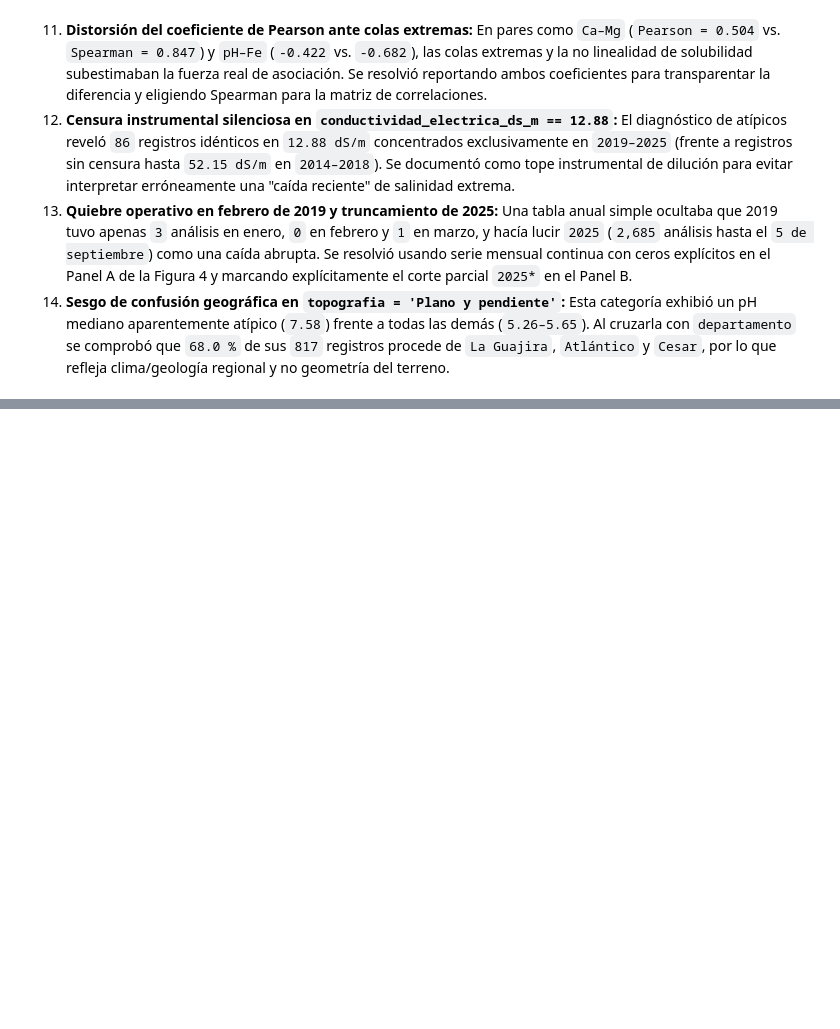
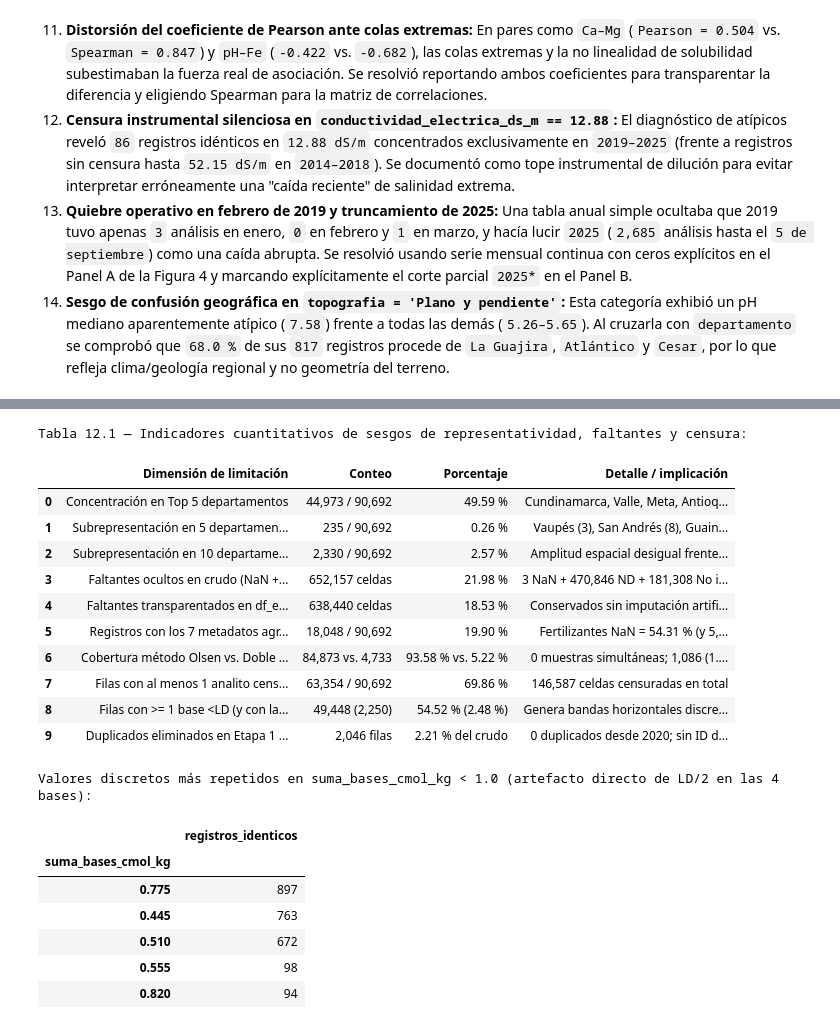
Before and after one commit to diperezmo/Parcial.-An-lisis-exploratorio-de-datos-con-Python, a Jupyter notebook: eda_suelos_agrosavia.ipynb, the cells around one changed output, grey strips where cells are left out. Saved outputs shown, nothing was run; the diff lists cells and outputs as text; code cells hidden in the pictures; blank space fills up the shorter version.

```diff
--- a/eda_suelos_agrosavia.ipynb
+++ b/eda_suelos_agrosavia.ipynb
@@ -2295,0 +2516,61 @@ En la gráfica lineal sin transparencia (izquierda), los valores atípicos hasta
+# %%
+# 12. Auditoría cuantitativa de limitaciones: concentración geográfica, faltantes y efecto LD/2
+
+dep_counts = df_eda['departamento'].value_counts()
+top5_n = int(dep_counts.head(5).sum())
+bot5_n = int(dep_counts.tail(5).sum())
+bot10_n = int(dep_counts.tail(10).sum())
+
+meta_cols = ['cultivo', 'estado_cultivo', 'tiempo_establecimiento', 'topografia', 'drenaje', 'riego', 'fertilizantes_aplicados']
+n_meta_full = int(df_eda[meta_cols].notna().all(axis=1).sum())
+
+# Desglose exacto de faltantes en crudo vs. limpio
+n_nan_raw = int(df_raw.isna().sum().sum())
+n_nd_raw = sum(int(df_raw[c].dropna().astype(str).str.strip().str.upper().eq('ND').sum()) for c in df_raw.columns)
+n_noind_raw = sum(int(df_raw[c].dropna().astype(str).str.strip().str.lower().eq('no indica').sum()) for c in df_raw.columns)
+
+# Artefactos de sustitución LD/2 en bases intercambiables
+df_dedup_raw = df_raw.drop_duplicates(subset=[c for c in df_raw.columns if c != 'Secuencial'], keep='first')
+base_raw_cols = ['Calcio intercambiable', 'Magnesio intercambiable', 'Potasio intercambiable', 'Sodio intercambiable']
+n_base_lt = pd.DataFrame({c: df_dedup_raw[c].astype(str).str.strip().str.startswith('<') for c in base_raw_cols}).sum(axis=1)
+
+tabla_12_1 = pd.DataFrame([
+    ('Concentración en Top 5 departamentos', f'{top5_n:,} / {len(df_eda):,}', f'{top5_n / len(df_eda) * 100:.2f} %', 'Cundinamarca, Valle, Meta, Antioquia, Nariño'),
+    ('Subrepresentación en 5 departamentos menos muestreados', f'{bot5_n:,} / {len(df_eda):,}', f'{bot5_n / len(df_eda) * 100:.2f} %', 'Vaupés (3), San Andrés (8), Guainía (24), Amazonas (64), Chocó (136)'),
+    ('Subrepresentación en 10 departamentos menos muestreados', f'{bot10_n:,} / {len(df_eda):,}', f'{bot10_n / len(df_eda) * 100:.2f} %', 'Amplitud espacial desigual frente al área real del país'),
+    ('Faltantes ocultos en crudo (NaN + ND + No indica)', f'{n_nan_raw + n_nd_raw + n_noind_raw:,} celdas', f'{(n_nan_raw + n_nd_raw + n_noind_raw) / df_raw.size * 100:.2f} %', f'3 NaN + {n_nd_raw:,} ND + {n_noind_raw:,} No indica'),
+    ('Faltantes transparentados en df_eda (NaN)', f'{int(df_eda.isna().sum().sum()):,} celdas', f'{df_eda.isna().sum().sum() / df_eda.size * 100:.2f} %', 'Conservados sin imputación artificial por protocolo'),
+    ('Registros con los 7 metadatos agronómicos completos', f'{n_meta_full:,} / {len(df_eda):,}', f'{n_meta_full / len(df_eda) * 100:.2f} %', 'Fertilizantes NaN = 54.31 % (y 5,524 textos libres)'),
+    ('Cobertura método Olsen vs. Doble ácido', '84,873 vs. 4,733', '93.58 % vs. 5.22 %', '0 muestras simultáneas; 1,086 (1.20 %) sin determinar'),
+    ('Filas con al menos 1 analito censurado (<LD o >UL)', f'{int((df_eda["n_analitos_censurados"] >= 1).sum()):,} / {len(df_eda):,}', f'{(df_eda["n_analitos_censurados"] >= 1).mean() * 100:.2f} %', f'{int(df_eda["n_analitos_censurados"].sum()):,} celdas censuradas en total'),
+    ('Filas con >= 1 base <LD (y con las 4 bases <LD)', f'{int((n_base_lt >= 1).sum()):,} ({int((n_base_lt == 4).sum()):,})', f'{(n_base_lt >= 1).mean() * 100:.2f} % ({(n_base_lt == 4).mean() * 100:.2f} %)', 'Genera bandas horizontales discretas en Fig. 3 (0.445, 0.510, 0.775)'),
+    ('Duplicados eliminados en Etapa 1 (2014–2019)', '2,046 filas', '2.21 % del crudo', '0 duplicados desde 2020; sin ID de parcela para reenvíos'),
+], columns=['Dimensión de limitación', 'Conteo', 'Porcentaje', 'Detalle / implicación'])
+
+print('Tabla 12.1 — Indicadores cuantitativos de sesgos de representatividad, faltantes y censura:')
+with pd.option_context('display.max_colwidth', None):
+    display(tabla_12_1)
+
+print('Valores discretos más repetidos en suma_bases_cmol_kg < 1.0 (artefacto directo de LD/2 en las 4 bases):')
+display(df_eda.loc[df_eda['suma_bases_cmol_kg'] < 1.0, 'suma_bases_cmol_kg'].round(4).value_counts().head(5).to_frame('registros_identicos'))
+# %% [output]
+Tabla 12.1 — Indicadores cuantitativos de sesgos de representatividad, faltantes y censura:
+|  | Dimensión de limitación | Conteo | Porcentaje | Detalle / implicación |
+| 0 | Concentración en Top 5 departamentos | 44,973 / 90,692 | 49.59 % | Cundinamarca, Valle, Meta, Antioq... |
+| 1 | Subrepresentación en 5 departamen... | 235 / 90,692 | 0.26 % | Vaupés (3), San Andrés (8), Guain... |
+| 2 | Subrepresentación en 10 departame... | 2,330 / 90,692 | 2.57 % | Amplitud espacial desigual frente... |
+| 3 | Faltantes ocultos en crudo (NaN +... | 652,157 celdas | 21.98 % | 3 NaN + 470,846 ND + 181,308 No i... |
+| 4 | Faltantes transparentados en df_e... | 638,440 celdas | 18.53 % | Conservados sin imputación artifi... |
+| 5 | Registros con los 7 metadatos agr... | 18,048 / 90,692 | 19.90 % | Fertilizantes NaN = 54.31 % (y 5,... |
+| 6 | Cobertura método Olsen vs. Doble ... | 84,873 vs. 4,733 | 93.58 % vs. 5.22 % | 0 muestras simultáneas; 1,086 (1.... |
+| 7 | Filas con al menos 1 analito cens... | 63,354 / 90,692 | 69.86 % | 146,587 celdas censuradas en total |
+| 8 | Filas con >= 1 base <LD (y con la... | 49,448 (2,250) | 54.52 % (2.48 %) | Genera bandas horizontales discre... |
+| 9 | Duplicados eliminados en Etapa 1 ... | 2,046 filas | 2.21 % del crudo | 0 duplicados desde 2020; sin ID d... |
+Valores discretos más repetidos en suma_bases_cmol_kg < 1.0 (artefacto directo de LD/2 en las 4 bases):
+|  | registros_identicos |
+| suma_bases_cmol_kg |  |
+| 0.775 | 897 |
+| 0.445 | 763 |
+| 0.510 | 672 |
+| 0.555 | 98 |
+| 0.820 | 94 |
```
Also changed, not shown: parts of 9 cells of this notebook, 1 other file.
